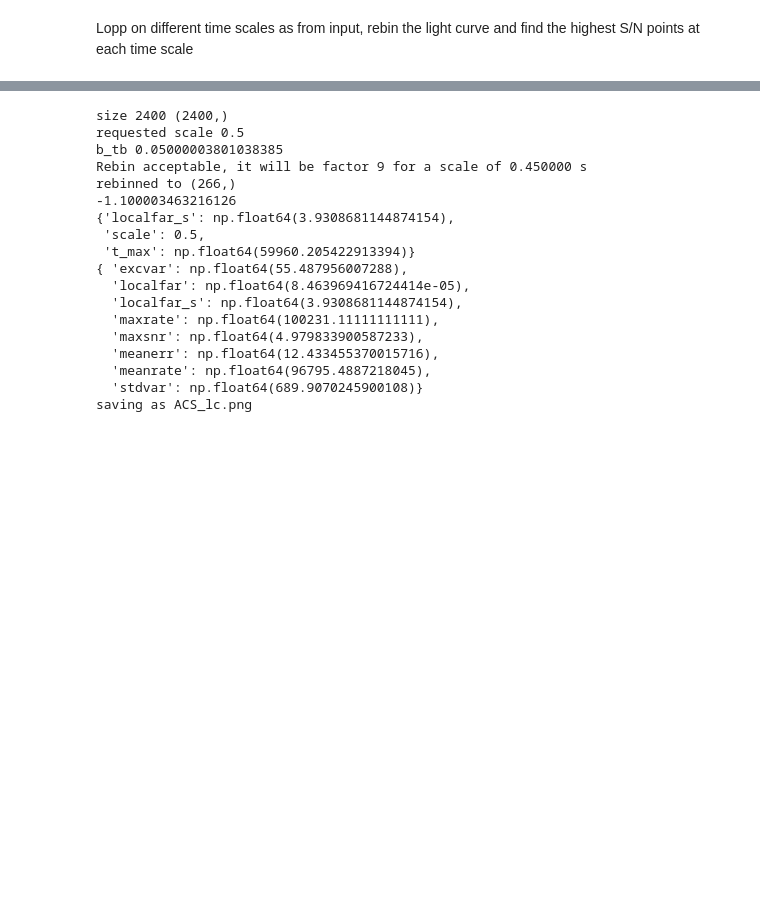
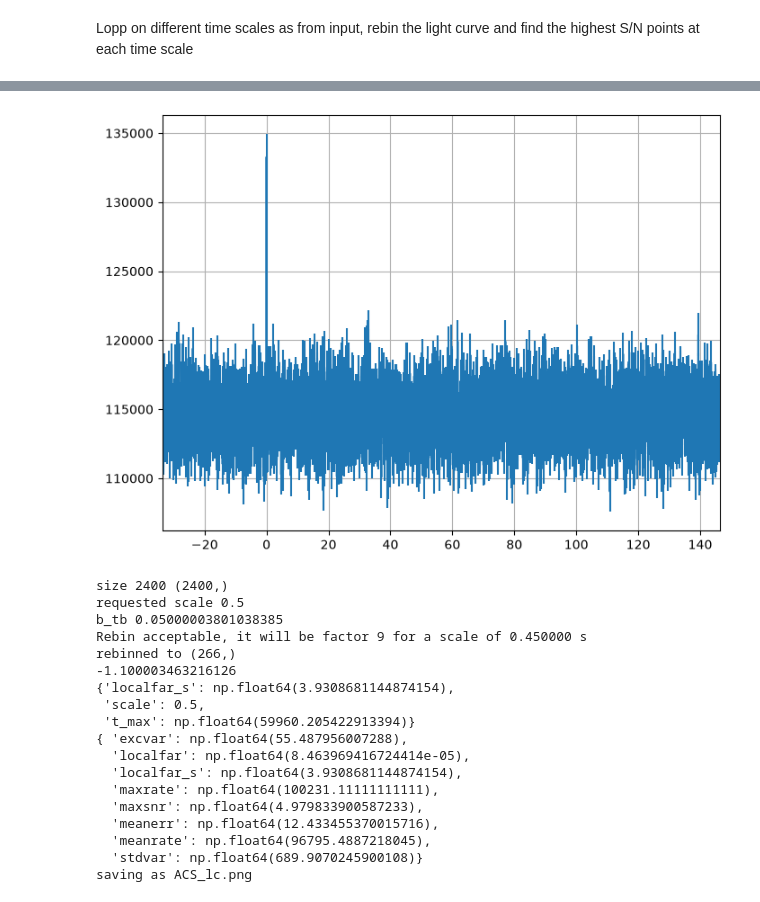
Before and after one commit to ferrigno/Maturita-2026, a Jupyter notebook: grb-detection.ipynb, the cells around one changed output, grey strips where cells are left out. Saved outputs shown, nothing was run; the diff lists cells and outputs as text; code cells hidden in the pictures; blank space fills up the shorter version.

```diff
--- a/grb-detection.ipynb
+++ b/grb-detection.ipynb
@@ -312,3 +326,19 @@ saving as ACS_lc.png
+# %%
+
+plt.figure(figsize=(8,6))
+plt.errorbar(
+        rel_s,
+        lc["RATE"],
+        lc["ERROR"],
+            )
+
+plt.grid()
+
+plt.xlim(rel_s.min(), rel_s.max())
+fn="Scale_exemple.png"
+plt.savefig(fn)
+# %% [output]
+[figure, added]
 # %%
 Significance with mean
 # %%
```
Also changed, not shown: parts of 9 cells of this notebook.
